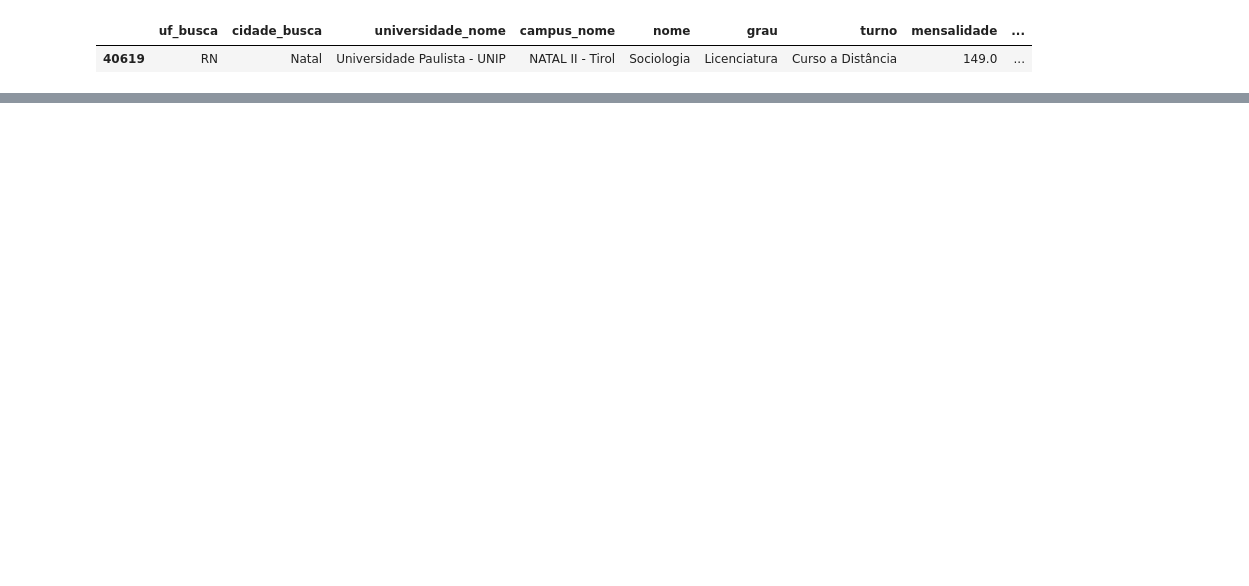
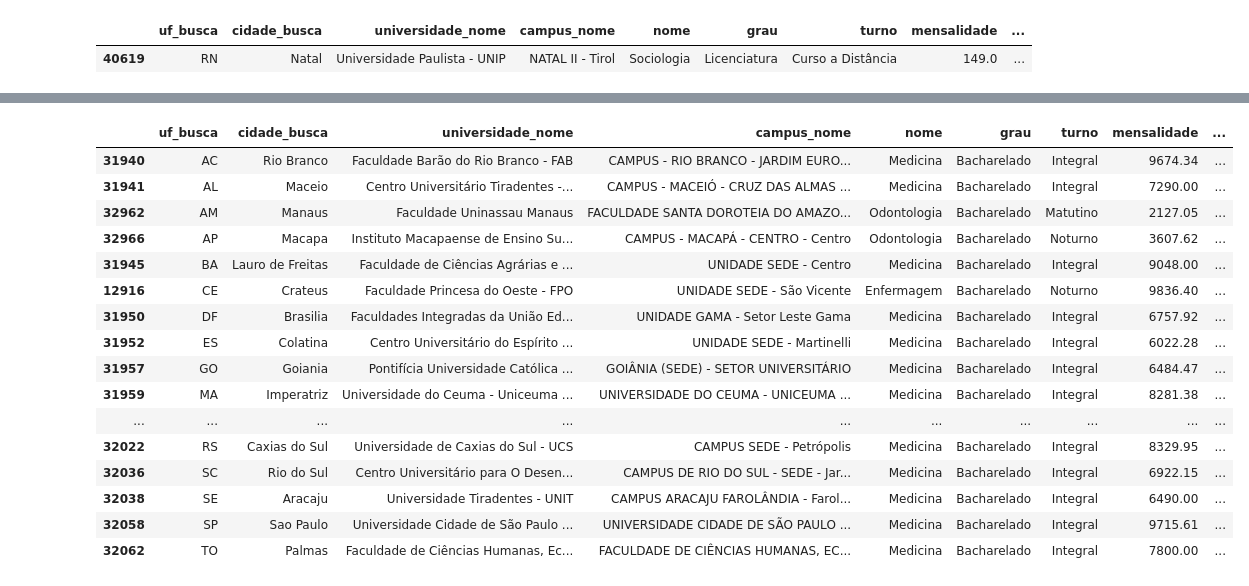
Before and after one commit to caiuafranca/CursoHackLab, a Jupyter notebook: Analise Exploratoria ProUni 2018 .ipynb, the cells around one changed output, grey strips where cells are left out. Drawn from its saved outputs; the diff is of its cells as text; code cells hidden in the pictures; blank space fills up the shorter version.

```diff
--- a/Analise Exploratoria ProUni 2018 .ipynb
+++ b/Analise Exploratoria ProUni 2018 .ipynb
@@ -110,0 +155,20 @@ df_rn.describe()
+# %%
+df.loc[df.groupby('uf_busca')['mensalidade'].idxmax()]
+# %% [output]
+|  | uf_busca | cidade_busca | universidade_nome | campus_nome | nome | grau | turno | mensalidade | ... |
+| 31940 | AC | Rio Branco | Faculdade Barão do Rio Branco - FAB | CAMPUS - RIO BRANCO - JARDIM EURO... | Medicina | Bacharelado | Integral | 9674.34 | ... |
+| 31941 | AL | Maceio | Centro Universitário Tiradentes -... | CAMPUS - MACEIÓ - CRUZ DAS ALMAS ... | Medicina | Bacharelado | Integral | 7290.00 | ... |
+| 32962 | AM | Manaus | Faculdade Uninassau Manaus | FACULDADE SANTA DOROTEIA DO AMAZO... | Odontologia | Bacharelado | Matutino | 2127.05 | ... |
+| 32966 | AP | Macapa | Instituto Macapaense de Ensino Su... | CAMPUS - MACAPÁ - CENTRO - Centro | Odontologia | Bacharelado | Noturno | 3607.62 | ... |
+| 31945 | BA | Lauro de Freitas | Faculdade de Ciências Agrárias e ... | UNIDADE SEDE - Centro | Medicina | Bacharelado | Integral | 9048.00 | ... |
+| 12916 | CE | Crateus | Faculdade Princesa do Oeste - FPO | UNIDADE SEDE - São Vicente | Enfermagem | Bacharelado | Noturno | 9836.40 | ... |
+| 31950 | DF | Brasilia | Faculdades Integradas da União Ed... | UNIDADE GAMA - Setor Leste Gama | Medicina | Bacharelado | Integral | 6757.92 | ... |
+| 31952 | ES | Colatina | Centro Universitário do Espírito ... | UNIDADE SEDE - Martinelli | Medicina | Bacharelado | Integral | 6022.28 | ... |
+| 31957 | GO | Goiania | Pontifícia Universidade Católica ... | GOIÂNIA (SEDE) - SETOR UNIVERSITÁRIO | Medicina | Bacharelado | Integral | 6484.47 | ... |
+| 31959 | MA | Imperatriz | Universidade do Ceuma - Uniceuma ... | UNIVERSIDADE DO CEUMA - UNICEUMA ... | Medicina | Bacharelado | Integral | 8281.38 | ... |
+| ... | ... | ... | ... | ... | ... | ... | ... | ... | ... |
+| 32022 | RS | Caxias do Sul | Universidade de Caxias do Sul - UCS | CAMPUS SEDE - Petrópolis | Medicina | Bacharelado | Integral | 8329.95 | ... |
+| 32036 | SC | Rio do Sul | Centro Universitário para O Desen... | CAMPUS DE RIO DO SUL - SEDE - Jar... | Medicina | Bacharelado | Integral | 6922.15 | ... |
+| 32038 | SE | Aracaju | Universidade Tiradentes - UNIT | CAMPUS ARACAJU FAROLÂNDIA - Farol... | Medicina | Bacharelado | Integral | 6490.00 | ... |
+| 32058 | SP | Sao Paulo | Universidade Cidade de São Paulo ... | UNIVERSIDADE CIDADE DE SÃO PAULO ... | Medicina | Bacharelado | Integral | 9715.61 | ... |
+| 32062 | TO | Palmas | Faculdade de Ciências Humanas, Ec... | FACULDADE DE CIÊNCIAS HUMANAS, EC... | Medicina | Bacharelado | Integral | 7800.00 | ... |
```
Also changed, not shown: parts of 5 cells of this notebook.
